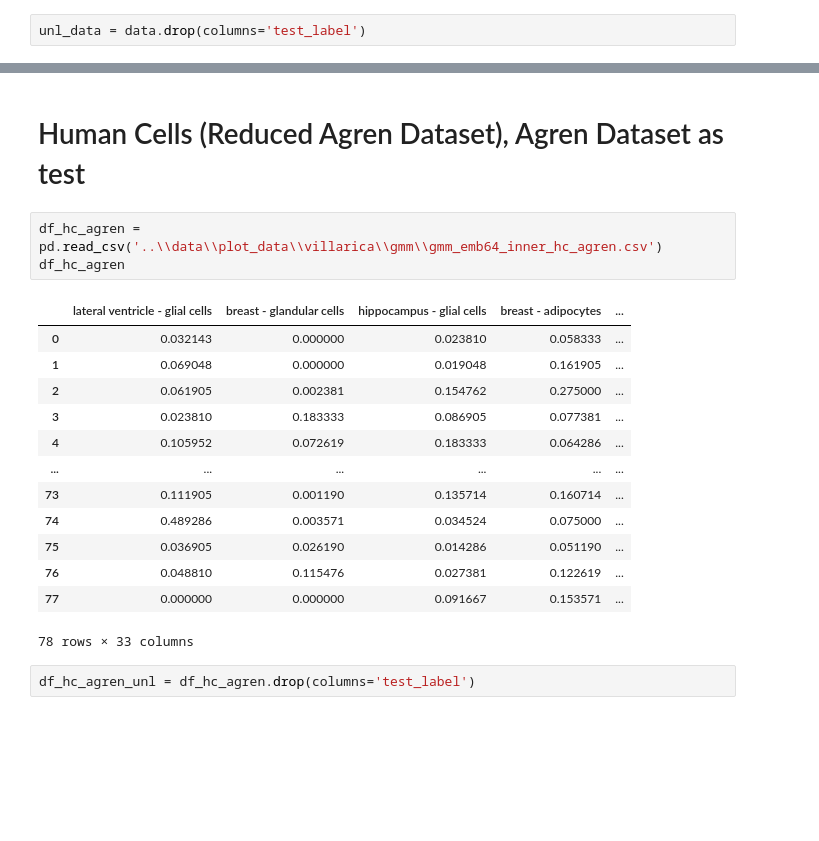
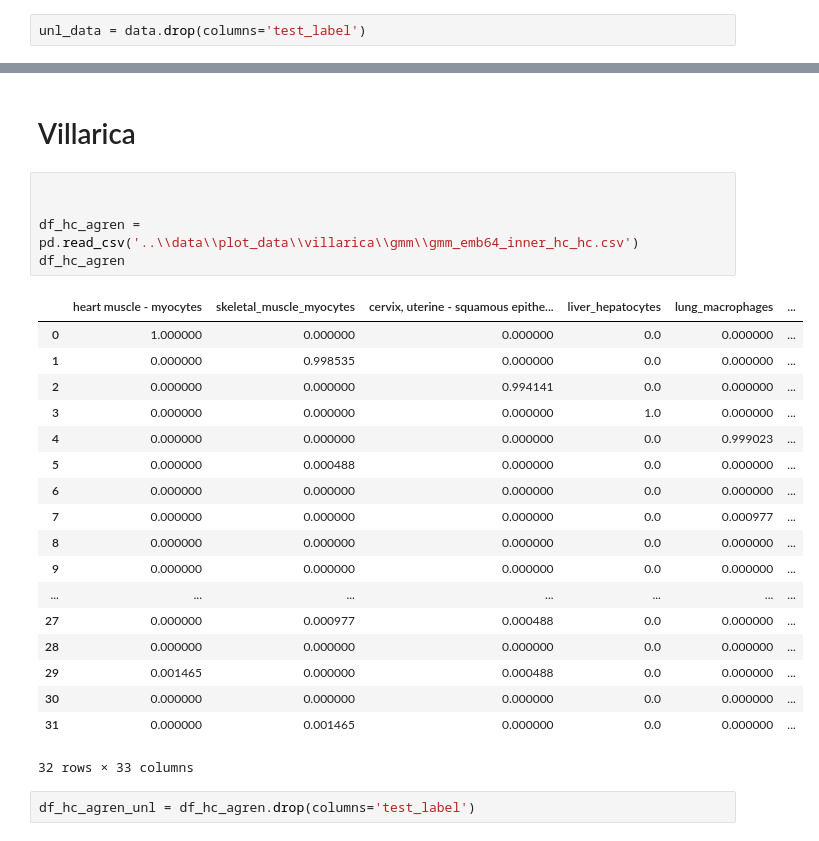
Before and after one commit to cjmerzbacher/met2vec, a Jupyter notebook: plot/_gmm_classifier.ipynb, the cells around one changed output, grey strips where cells are left out. Drawn from its saved outputs; the diff is of its cells as text; blank space fills up the shorter version.

```diff
--- a/plot/_gmm_classifier.ipynb
+++ b/plot/_gmm_classifier.ipynb
@@ -22,22 +22,29 @@ plt.yticks(list(range(len(data))), data['test_label'])
-# %% [markdown]
-# Human Cells (Reduced Agren Dataset), Agren Dataset as test
+# %% [markdown]
+# Villarica
 # %%
-df_hc_agren = pd.read_csv('..\\data\\plot_data\\villarica\\gmm\\gmm_emb64_inner_hc_agren.csv')
+
+
+df_hc_agren = pd.read_csv('..\\data\\plot_data\\villarica\\gmm\\gmm_emb64_inner_hc_hc.csv')
 df_hc_agren
 # %% [output]
-|  | lateral ventricle - glial cells | breast - glandular cells | hippocampus - glial cells | breast - adipocytes | ... |
-| 0 | 0.032143 | 0.000000 | 0.023810 | 0.058333 | ... |
-| 1 | 0.069048 | 0.000000 | 0.019048 | 0.161905 | ... |
-| 2 | 0.061905 | 0.002381 | 0.154762 | 0.275000 | ... |
-| 3 | 0.023810 | 0.183333 | 0.086905 | 0.077381 | ... |
-| 4 | 0.105952 | 0.072619 | 0.183333 | 0.064286 | ... |
-| ... | ... | ... | ... | ... | ... |
-| 73 | 0.111905 | 0.001190 | 0.135714 | 0.160714 | ... |
-| 74 | 0.489286 | 0.003571 | 0.034524 | 0.075000 | ... |
-| 75 | 0.036905 | 0.026190 | 0.014286 | 0.051190 | ... |
-| 76 | 0.048810 | 0.115476 | 0.027381 | 0.122619 | ... |
-| 77 | 0.000000 | 0.000000 | 0.091667 | 0.153571 | ... |
+|  | heart muscle - myocytes | skeletal_muscle_myocytes | cervix, uterine - squamous epithe... | liver_hepatocytes | lung_macrophages | ... |
+| 0 | 1.000000 | 0.000000 | 0.000000 | 0.0 | 0.000000 | ... |
+| 1 | 0.000000 | 0.998535 | 0.000000 | 0.0 | 0.000000 | ... |
+| 2 | 0.000000 | 0.000000 | 0.994141 | 0.0 | 0.000000 | ... |
+| 3 | 0.000000 | 0.000000 | 0.000000 | 1.0 | 0.000000 | ... |
+| 4 | 0.000000 | 0.000000 | 0.000000 | 0.0 | 0.999023 | ... |
+| 5 | 0.000000 | 0.000488 | 0.000000 | 0.0 | 0.000000 | ... |
+| 6 | 0.000000 | 0.000000 | 0.000000 | 0.0 | 0.000000 | ... |
+| 7 | 0.000000 | 0.000000 | 0.000000 | 0.0 | 0.000977 | ... |
+| 8 | 0.000000 | 0.000000 | 0.000000 | 0.0 | 0.000000 | ... |
+| 9 | 0.000000 | 0.000000 | 0.000000 | 0.0 | 0.000000 | ... |
+| ... | ... | ... | ... | ... | ... | ... |
+| 27 | 0.000000 | 0.000977 | 0.000488 | 0.0 | 0.000000 | ... |
+| 28 | 0.000000 | 0.000000 | 0.000000 | 0.0 | 0.000000 | ... |
+| 29 | 0.001465 | 0.000000 | 0.000488 | 0.0 | 0.000000 | ... |
+| 30 | 0.000000 | 0.000000 | 0.000000 | 0.0 | 0.000000 | ... |
+| 31 | 0.000000 | 0.001465 | 0.000000 | 0.0 | 0.000000 | ... |
-78 rows × 33 columns
+32 rows × 33 columns
 # %%
 df_hc_agren_unl = df_hc_agren.drop(columns='test_label')
 # %%
```
Also changed, not shown: parts of 3 cells of this notebook, 1 other file.
